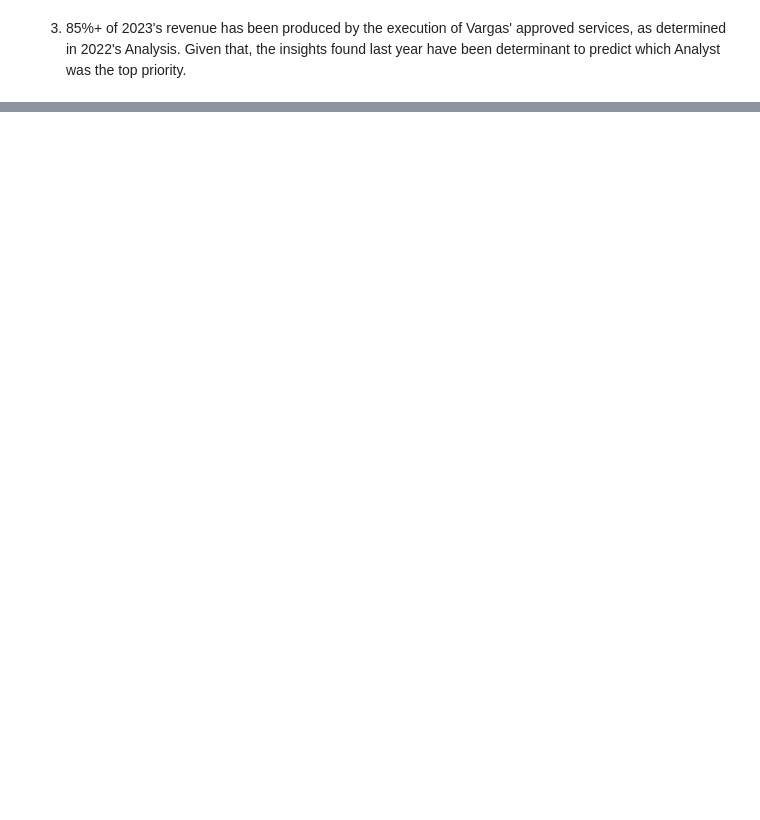
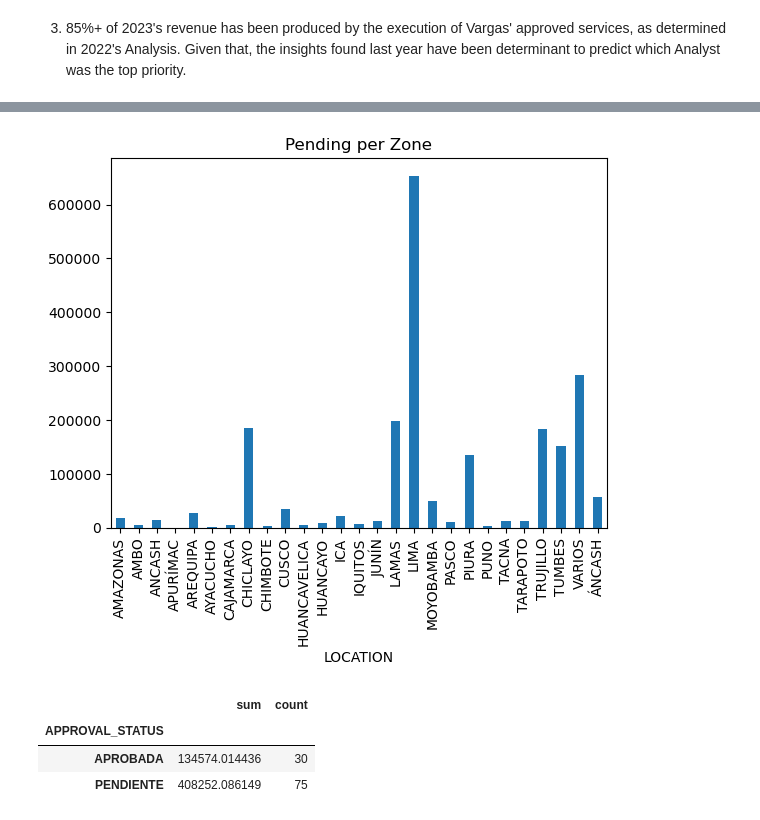
Before and after one commit to HansselMorales/ProjectsPortfolio, a Jupyter notebook: 2023Q1_Ingenia Performance Analysis/2023Q1_Ingenia Data Analysis.ipynb, the cells around one changed output, grey strips where cells are left out. Saved outputs shown, nothing was run; the diff lists cells and outputs as text; code cells hidden in the pictures; blank space fills up the shorter version.

```diff
--- a/2023Q1_Ingenia Performance Analysis/2023Q1_Ingenia Data Analysis.ipynb
+++ b/2023Q1_Ingenia Performance Analysis/2023Q1_Ingenia Data Analysis.ipynb
@@ -175,0 +229,15 @@ Vargas has been the most profitable analyst, so far. The incomes generated throu
+# %%
+#PENDING
+df.loc[df['APPROVAL_STATUS'] == 'PENDIENTE', 'QUOTATION'].groupby(df['LOCATION']).sum().plot(kind='bar')
+plt.title('Pending per Zone')
+plt.show()
+# %% [output]
+[figure, added]
+# %%
+#2023, APPROVED V. PENDING
+df.loc[(df['YEAR'] == 2023) & (df['QUARTER'] == 'Q1'), 'QUOTATION'].groupby(df['APPROVAL_STATUS']).agg(['sum', 'count'])
+# %% [output]
+|  | sum | count |
+| APPROVAL_STATUS |  |  |
+| APROBADA | 134574.014436 | 30 |
+| PENDIENTE | 408252.086149 | 75 |
```
Also changed, not shown: parts of 26 cells of this notebook.
